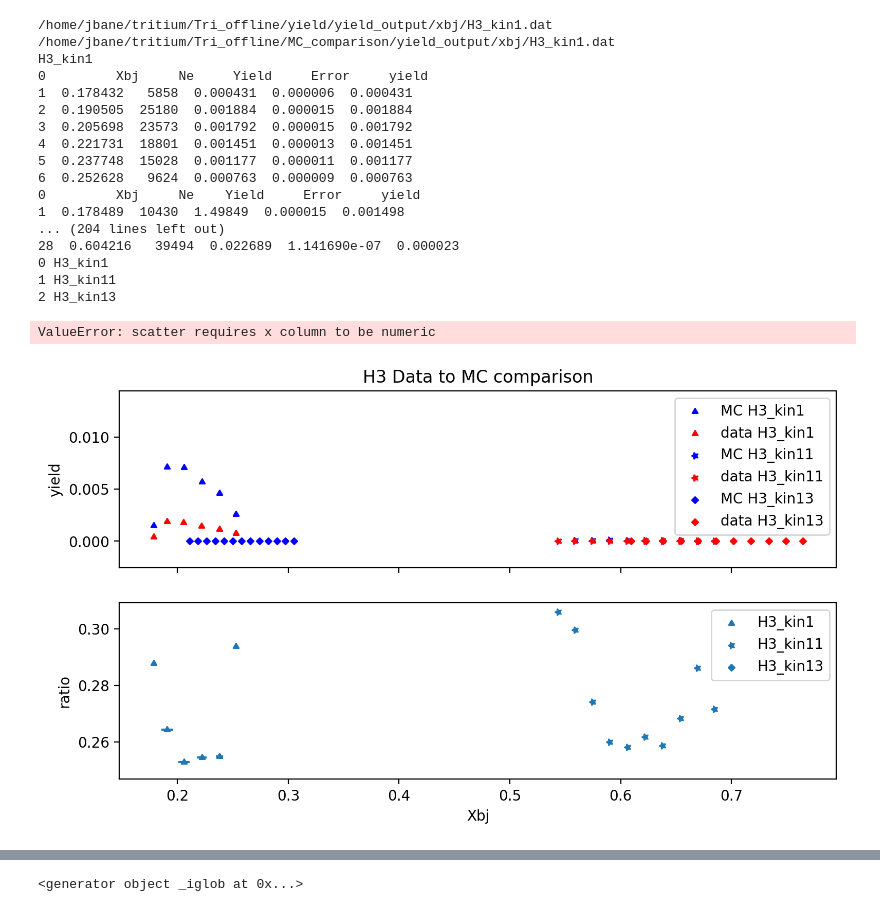
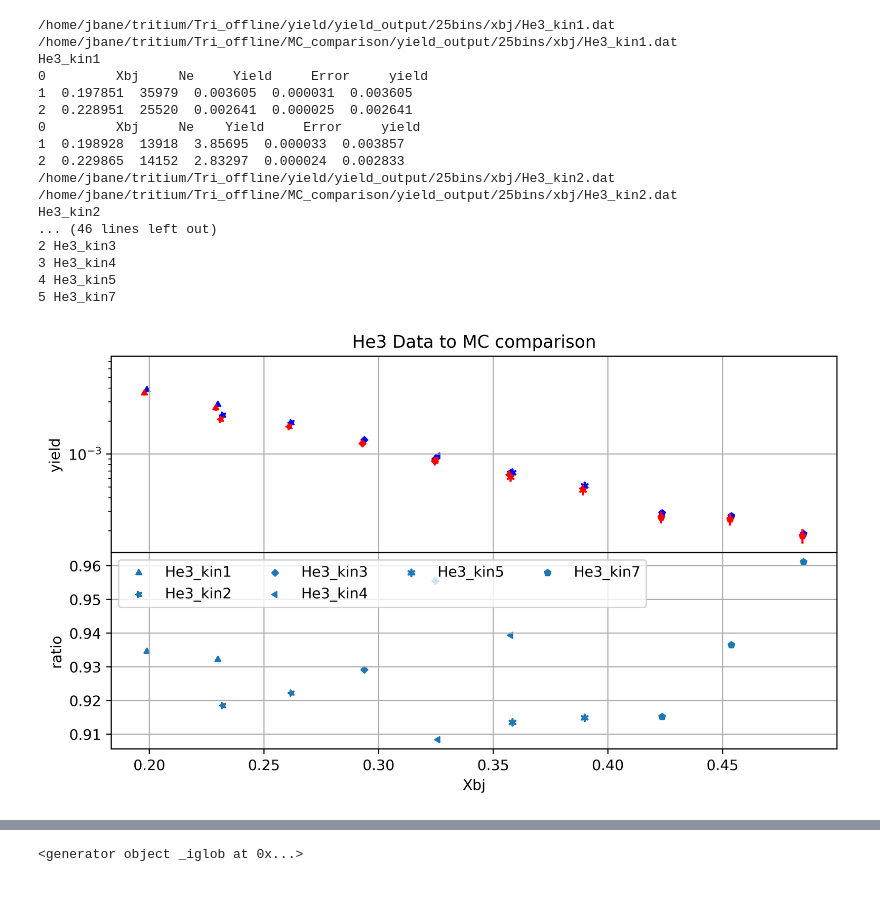
Before and after one commit to jbane11/Tri_offline, a Jupyter notebook: MC_comparison/Entrietgt.ipynb, the cells around one changed output, grey strips where cells are left out. Saved outputs shown, nothing was run; the diff lists cells and outputs as text; code cells hidden in the pictures.

```diff
--- a/MC_comparison/Entrietgt.ipynb
+++ b/MC_comparison/Entrietgt.ipynb
@@ -1,4 +1,6 @@
 # %%
+from IPython.core.display import display, HTML
+display(HTML("<style>.container { width:100% !important; }</style>"))
 import pandas as pd
 import matplotlib.pyplot as plt
 import os,sys
@@ -7,7 +9,7 @@ import numpy as np
 
 
 
-tgt="H3"
+tgt="He3"
 
 Xaxis="Xbj" #theta / Xbj
 if Xaxis == "Xbj":
@@ -31,8 +33,9 @@ else :
 #            break
 #        runs.append(run)
 #print( "Will look at runs ", runs)
-mcfile='/home/jbane/tritium/Tri_offline/MC_comparison/yield_output/{}/'.format(xaxis)
-datafile='/home/jbane/tritium/Tri_offline/yield/yield_output/{}/'.format(xaxis)
+bins=25
+mcfile='/home/jbane/tritium/Tri_offline/MC_comparison/yield_output/{}bins/{}/'.format(bins,xaxis)
+datafile='/home/jbane/tritium/Tri_offline/yield/yield_output/{}bins/{}/'.format(bins,xaxis)
 kins={}
 kin={}
 
@@ -47,8 +50,8 @@ i=0
 for i in range(len(kins)):
     kin[i] = kins[i].replace(mcfile,"")
     kin[i] = kin[i].replace('.dat',"")
-    if kin[i]== 'D2_kin3':
-        break
+   # if kin[i]== 'D2_kin3':
+   #     break
     #print(kin[i])
     mcfileR=mcfile+'{}.dat'.format(kin[i])
     datafileR=datafile+'{}.dat'.format(kin[i])
@@ -101,11 +104,14 @@ for i in range(len(kins)):
     if len(dataDFs[i]) <2 :
             continue
 
-                #cut put the edge bins for now
-    #dataDFs[i]=dataDFs[i].drop(dataDFs[i].index[0])
+                #cut out the edge bins for now
+    dataDFs[i]=dataDFs[i].drop(dataDFs[i].index[0])
+    mcDFs[i]=mcDFs[i].drop(mcDFs[i].index[0])
     #dataDFs[i]=dataDFs[i].drop(dataDFs[i].index[0])
     last= len(dataDFs[i].index)
-    #dataDFs[i]=dataDFs[i].drop(dataDFs[i].index[last-1])
+    lastmc = len(mcDFs[i].index)
+    dataDFs[i]=dataDFs[i].drop(dataDFs[i].index[last-1])
+    mcDFs[i]=mcDFs[i].drop(mcDFs[i].index[lastmc-1])
     #dataDFs[i]=dataDFs[i].drop(dataDFs[i].index[last-2])
 
     minind= dataDFs[i].index[0]
@@ -132,59 +138,62 @@ for i in range(len(kins)):
 import matplotlib._color_data as mcd
 overlap = [name for name in mcd.CSS4_COLORS if "xkcd:" + name in mcd.XKCD_COLORS]
 
-markers =[[3,0,0]  ,[5,1,90] ,[4,0,90],[3,1,90],[6,2,0] ,[5,0,0] ,[4,1,0],[3,0,0]]
-markers2 =[[3,0,0] ,[5,1,90] ,[4,0,90],[3,1,90],[6,2,0] ,[5,0,70],[4,1,0],[3,0,0]]
+markers =[[3,0,0]  ,[5,1,90] ,[4,0,90],[3,1,90],[6,2,0] ,[5,0,0] ,[4,1,0],[7,0,0]]
+markers2 =[[3,0,0] ,[5,1,90] ,[4,0,90],[3,1,90],[6,2,0] ,[5,0,0],[4,1,0],[7,0,0]]
 colors=['red', 'Green', 'Blue', 'Orange', 'Purple', 'Cyan', 'Magenta','Teal','Brown','Maroon','Mint','Navy']#, f032e6, bcf60c, fabebe, 008080, e6beff, 9A6324, fffac8, 800000, aaffc3, 808000, ffd8b1, 000075, a9a9a9, ffffff, 000000]
-fig= plt.figure(dpi=200,figsize=(9,5))
+fig= plt.figure(dpi=500,figsize=(9,5))
 ax=fig.add_subplot(2,1,1)
 plt.title('{} Data to MC comparison'.format(tgt))
 bx=fig.add_subplot(2,1,2, sharex=ax)
 
 #fig,bx=plt.subplots(dpi=250)
 k=int(0)
 for j in range(len(mcDF)):
     xkcd = mcd.XKCD_COLORS["xkcd:" + overlap[j]].upper()
     xkcd2 = mcd.XKCD_COLORS["xkcd:" + overlap[j+len(mcDF)]].upper()
     #print(j , kin[j])
     #print()
     if k == 7:
         k = 0
     if(len(dataDFs[j])) == 0:
         continue
+    if(len(mcDF[j])) ==0:
+        continue
     #if j == 110:
      #   ax = mcDFs[j].plot(x='theta',y='yield',yerr=':error',kind='scatter', marker=markers[j], color='blue', label='MC run{}'.format(runs[j]))
     #else :
-    mcDFs[j].plot(ax=ax,x='{}'.format(Xaxis),y='yield',yerr='Error',kind='scatter',marker=markers[j], color='blue', label='MC {}'.format(kin[j]))
 
-    dataDFs[j].plot(ax=ax,x='{}'.format(Xaxis),y='yield',yerr='Stat_err',kind='scatter', marker=markers2[j], color='red', label='data {}'.format(kin[j]))
-    ratios[j].plot(ax=bx,x='{}'.format(Xaxis) ,y='ratio', xerr='offset', kind='scatter', label='{}'.format(kin[j]),marker=markers2[j] )
+    mcDFs[j].plot(ax=ax,x='{}'.format(Xaxis),y='yield',yerr='Error',kind='scatter',marker=markers[k], color='blue', label='MC {}'.format(kin[j]))
+
+    dataDFs[j].plot(ax=ax,x='{}'.format(Xaxis),y='yield',yerr='Stat_err',kind='scatter', marker=markers2[k], color='red', label='data {}'.format(kin[j]))
+    ratios[j].plot(ax=bx,x='{}'.format(Xaxis) ,y='ratio', xerr='offset', kind='scatter', label='{}'.format(kin[j]),marker=markers2[k] )
     k=k+1
     print(j , kin[j])
 ax.set_yscale("log")
 ax.grid(True)
 bx.grid(True)
-ax.legend(ncol=2)
-#bx.legend(ncol=2)
+ax.legend(ncol=4)
+ax.get_legend().remove()
+bx.legend(ncol=4)
 
 fig.subplots_adjust(hspace=0)
 fig.savefig('images/{}_all.png'.format(tgt))
 # %% [output]
-/home/jbane/tritium/Tri_offline/yield/yield_output/xbj/H3_kin1.dat
-/home/jbane/tritium/Tri_offline/MC_comparison/yield_output/xbj/H3_kin1.dat
-H3_kin1
+/home/jbane/tritium/Tri_offline/yield/yield_output/25bins/xbj/He3_kin1.dat
+/home/jbane/tritium/Tri_offline/MC_comparison/yield_output/25bins/xbj/He3_kin1.dat
+He3_kin1
 0         Xbj     Ne     Yield     Error     yield
-1  0.178432   5858  0.000431  0.000006  0.000431
-2  0.190505  25180  0.001884  0.000015  0.001884
-3  0.205698  23573  0.001792  0.000015  0.001792
-4  0.221731  18801  0.001451  0.000013  0.001451
-5  0.237748  15028  0.001177  0.000011  0.001177
-6  0.252628   9624  0.000763  0.000009  0.000763
+1  0.197851  35979  0.003605  0.000031  0.003605
+2  0.228951  25520  0.002641  0.000025  0.002641
 0         Xbj     Ne    Yield     Error     yield
-1  0.178489  10430  1.49849  0.000015  0.001498
-... (204 lines left out)
-28  0.604216   39494  0.022689  1.141690e-07  0.000023
-0 H3_kin1
-1 H3_kin11
-2 H3_kin13
+1  0.198928  13918  3.85695  0.000033  0.003857
+2  0.229865  14152  2.83297  0.000024  0.002833
+/home/jbane/tritium/Tri_offline/yield/yield_output/25bins/xbj/He3_kin2.dat
+/home/jbane/tritium/Tri_offline/MC_comparison/yield_output/25bins/xbj/He3_kin2.dat
+He3_kin2
+... (46 lines left out)
+2 He3_kin3
+3 He3_kin4
+4 He3_kin5
+5 He3_kin7
-ValueError: scatter requires x column to be numeric
-[figure, old version]
+[figure, new version]
```
Also changed, not shown: parts of 2 cells of this notebook, 20 other files.
